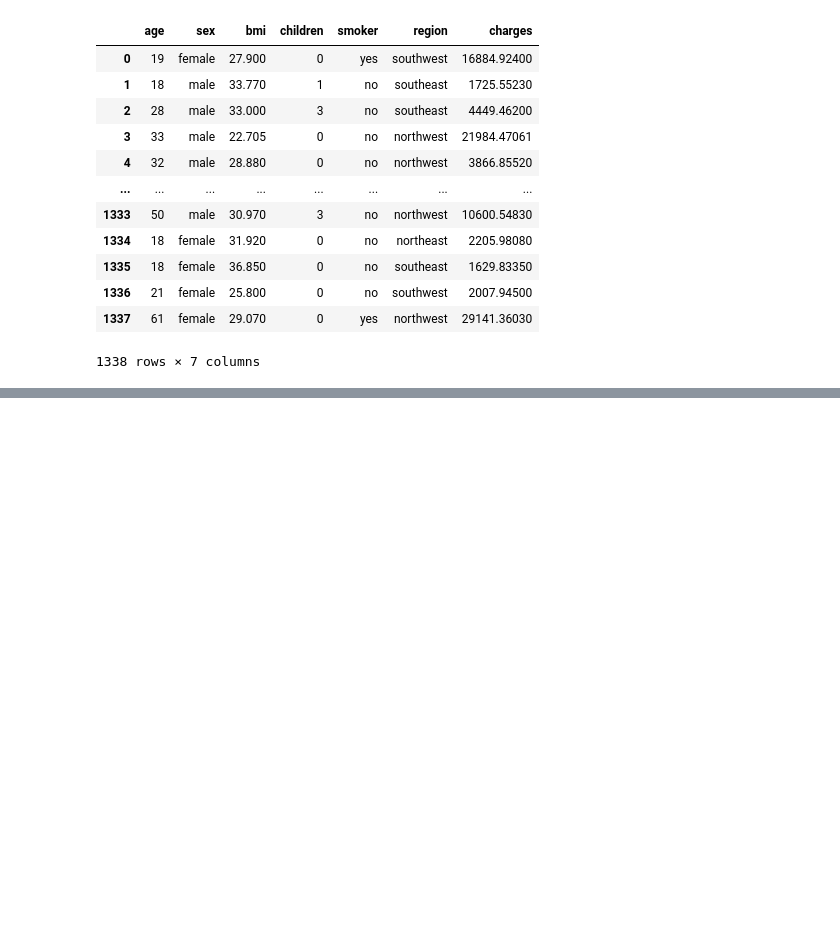
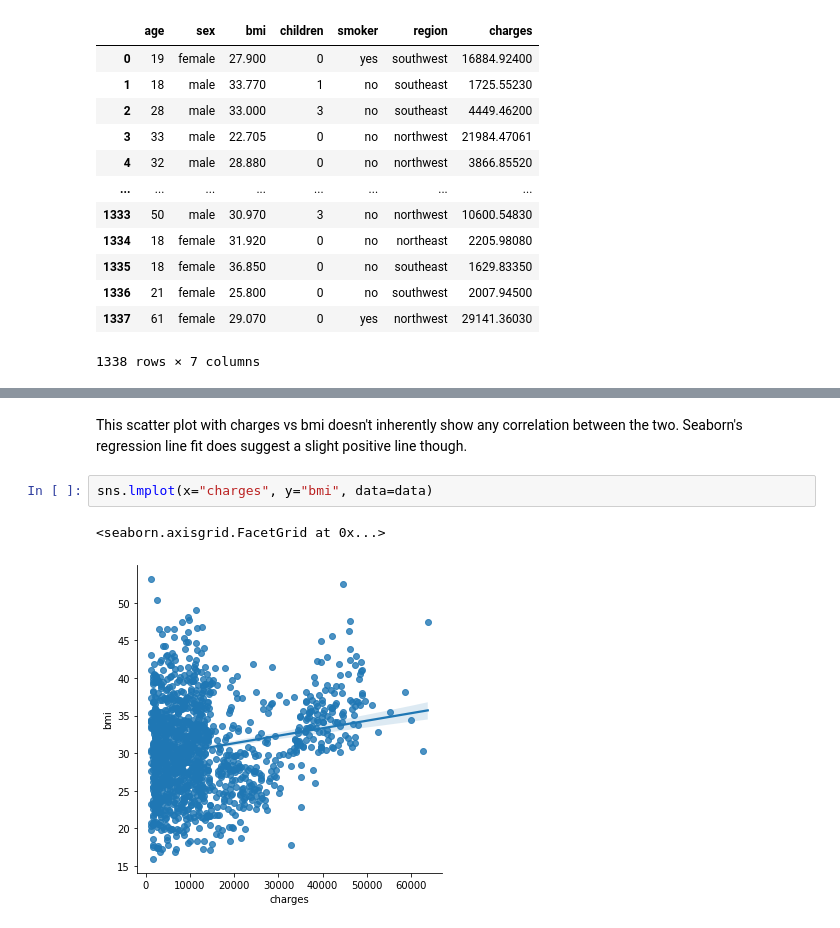
Before and after one commit to data301-2021-winter1/project-group10-project, a Jupyter notebook: notebooks/analysis2.ipynb, the cells around one changed output, grey strips where cells are left out. Saved outputs shown, nothing was run; the diff lists cells and outputs as text; blank space fills up the shorter version.

```diff
--- a/notebooks/analysis2.ipynb
+++ b/notebooks/analysis2.ipynb
@@ -26,0 +121,7 @@ data
+# %% [markdown]
+This scatter plot with charges vs bmi doesn't inherently show any correlation between the two. Seaborn's regression line fit does suggest a slight positive line though.
+# %%
+sns.lmplot(x="charges", y="bmi", data=data)
+# %% [output]
+<seaborn.axisgrid.FacetGrid at 0x...>
+[figure, added]
```
Also changed, not shown: parts of 33 cells of this notebook, 1 other file.
